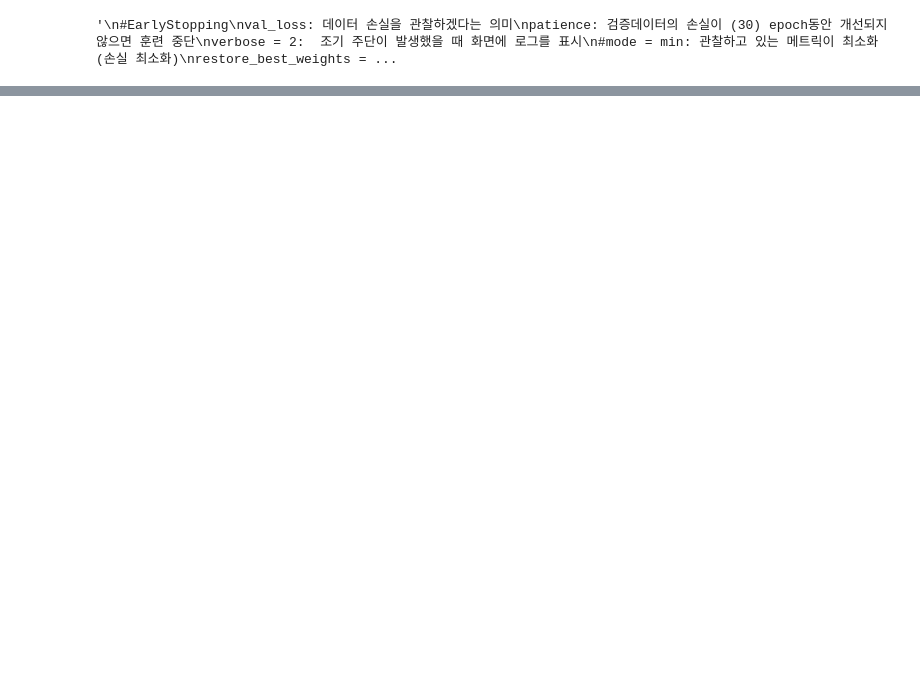
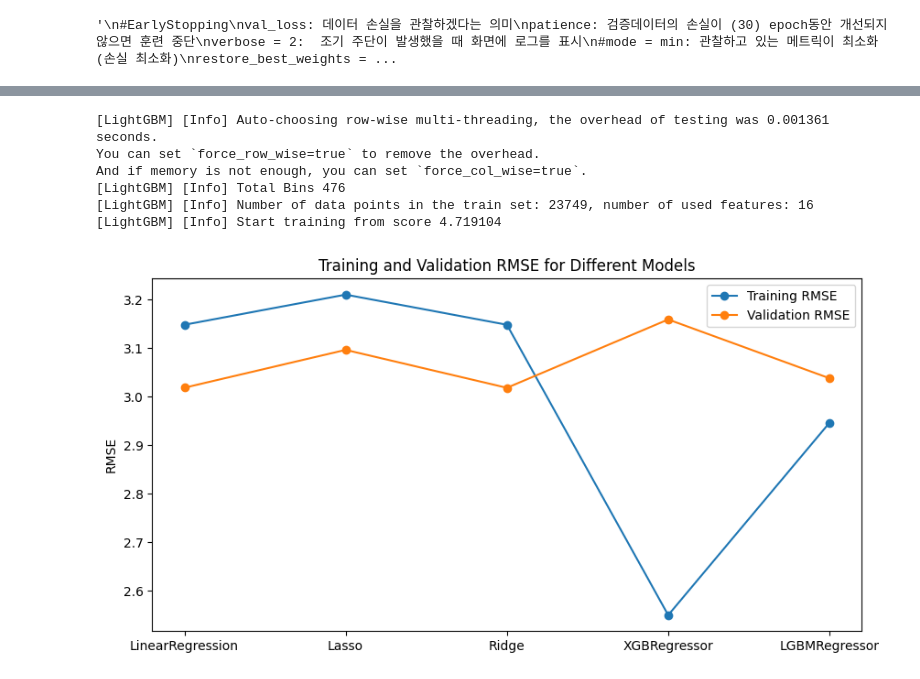
Before and after one commit to munchul-han/daegu-traffic-accident-prediction, a Jupyter notebook: LGBM.ipynb, the cells around one changed output, grey strips where cells are left out. Saved outputs shown, nothing was run; the diff lists cells and outputs as text; code cells hidden in the pictures; blank space fills up the shorter version.

```diff
--- a/LGBM.ipynb
+++ b/LGBM.ipynb
@@ -1049,0 +1505,3 @@ WARNING:matplotlib.font_manager:findfont: Font family 'Malgun Gothic' not found.
+# %%
+train_x.fillna(0, inplace=True)
+test_x.fillna(0, inplace=True)
@@ -1049,0 +1646,35 @@ WARNING:matplotlib.font_manager:findfont: Font family 'Malgun Gothic' not found.
+# %%
+#모델 train / val 평가 함수
+from math import sqrt
+import matplotlib.pyplot as plt
+
+# train, val 시각화 함수
+def plot_mse_for_models_line(models, X_train, y_train, X_val, y_val):
+    # 모델별 RMSE 저장을 위한 리스트
+    train_rmse_list = []
+    val_rmse_list = []
+    model_names = []
+
+    # 각 모델별로 RMSE 계산
+    for name, model in models.items():
+        model.fit(X_train, y_train)
+        train_pred = model.predict(X_train)
+        val_pred = model.predict(X_val)
+
+        train_rmse = sqrt(mean_squared_error(y_train, train_pred))
+        val_rmse = sqrt(mean_squared_error(y_val, val_pred))
+
+        train_rmse_list.append(train_rmse)
+        val_rmse_list.append(val_rmse)
+        model_names.append(name)
+
+    # 선형 그래프로 RMSE 결과 시각화
+    plt.figure(figsize=(10, 5))
+    plt.plot(model_names, train_rmse_list, marker='o', label='Training RMSE')
+    plt.plot(model_names, val_rmse_list, marker='o', label='Validation RMSE')
+
+    plt.ylabel('RMSE')
+    plt.title('Training and Validation RMSE for Different Models')
+    plt.legend()
+
+    plt.show()
@@ -1049,0 +1731,3 @@ WARNING:matplotlib.font_manager:findfont: Font family 'Malgun Gothic' not found.
+# %%
+#모델 훈련
+models = train_models(X_train, y_train)
@@ -1049,0 +1754,11 @@ WARNING:matplotlib.font_manager:findfont: Font family 'Malgun Gothic' not found.
+# %%
+#(train / val) 시각화
+plot_mse_for_models_line(models, X_train, y_train, X_val, y_val)
+# %% [output]
+[LightGBM] [Info] Auto-choosing row-wise multi-threading, the overhead of testing was 0.001361 seconds.
+You can set `force_row_wise=true` to remove the overhead.
+And if memory is not enough, you can set `force_col_wise=true`.
+[LightGBM] [Info] Total Bins 476
+[LightGBM] [Info] Number of data points in the train set: 23749, number of used features: 16
+[LightGBM] [Info] Start training from score 4.719104
+[figure, added]
```
Also changed, not shown: parts of 83 cells of this notebook, 9 other files.
